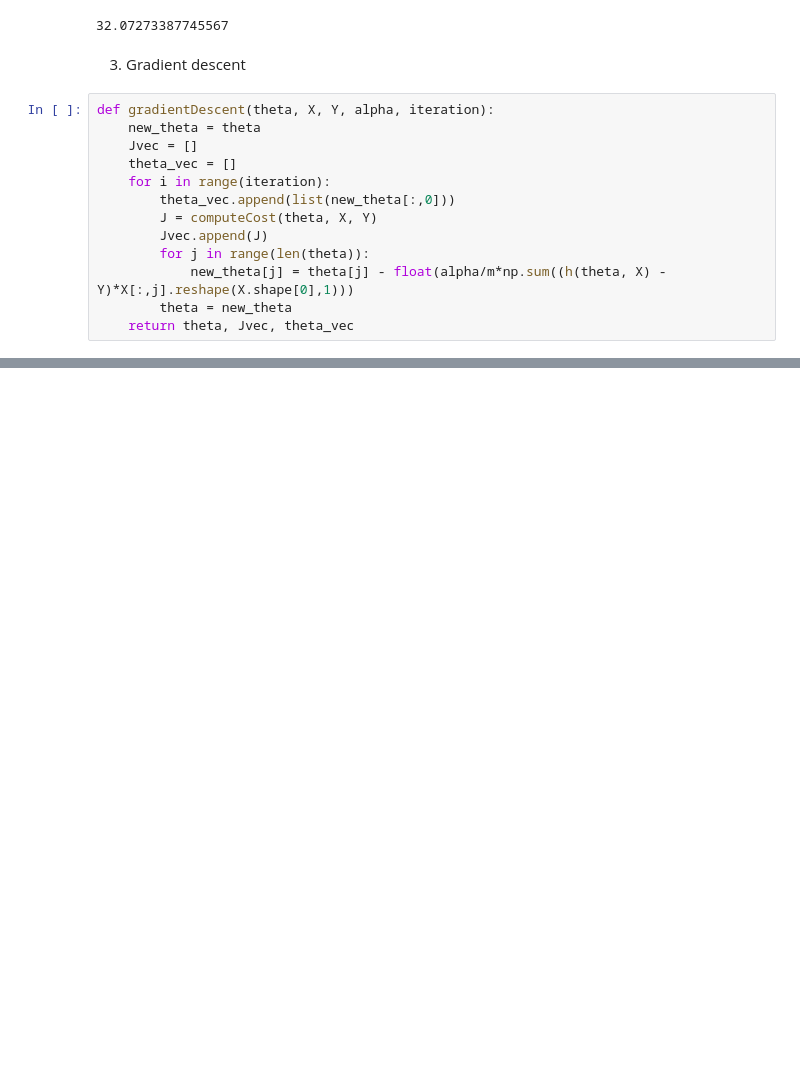
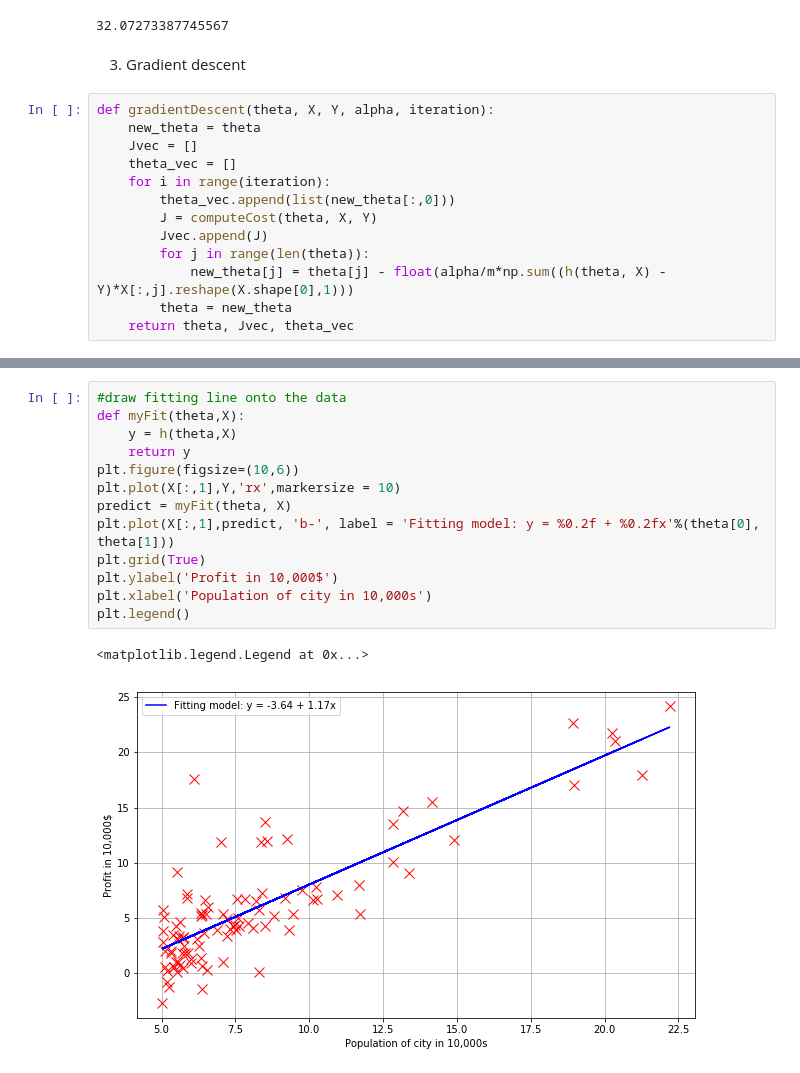
Before and after one commit to weidagong/WD_Coursera_ML, a Jupyter notebook: ex1/ex1_wd.ipynb, the cells around one changed output, grey strips where cells are left out. Drawn from its saved outputs; the diff is of its cells as text; blank space fills up the shorter version.

```diff
--- a/ex1/ex1_wd.ipynb
+++ b/ex1/ex1_wd.ipynb
@@ -66,0 +79,16 @@ def gradientDescent(theta, X, Y, alpha, iteration):
+# %%
+#draw fitting line onto the data
+def myFit(theta,X):
+    y = h(theta,X)
+    return y
+plt.figure(figsize=(10,6))
+plt.plot(X[:,1],Y,'rx',markersize = 10)
+predict = myFit(theta, X)
+plt.plot(X[:,1],predict, 'b-', label = 'Fitting model: y = %0.2f + %0.2fx'%(theta[0], theta[1]))
+plt.grid(True)
+plt.ylabel('Profit in 10,000$')
+plt.xlabel('Population of city in 10,000s')
+plt.legend()
+# %% [output]
+<matplotlib.legend.Legend at 0x...>
+[figure, added]
```
Also changed, not shown: parts of 10 cells of this notebook.
